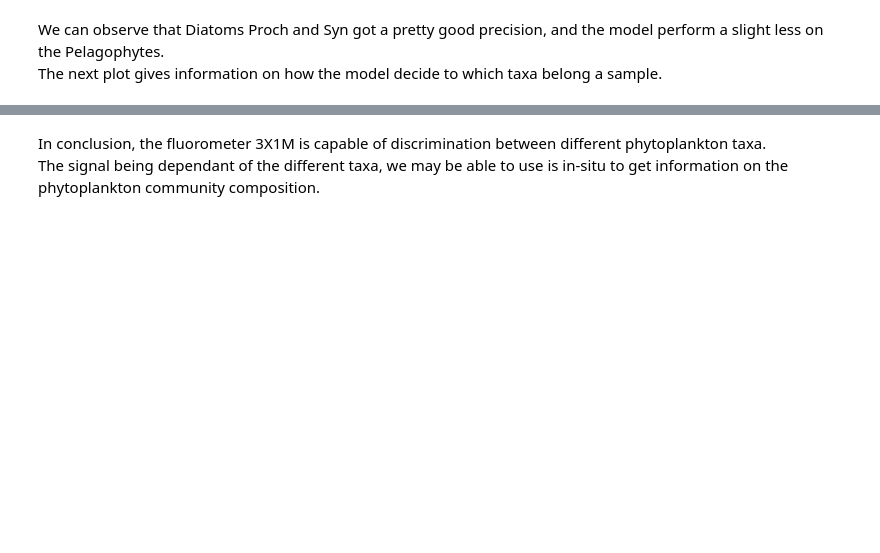
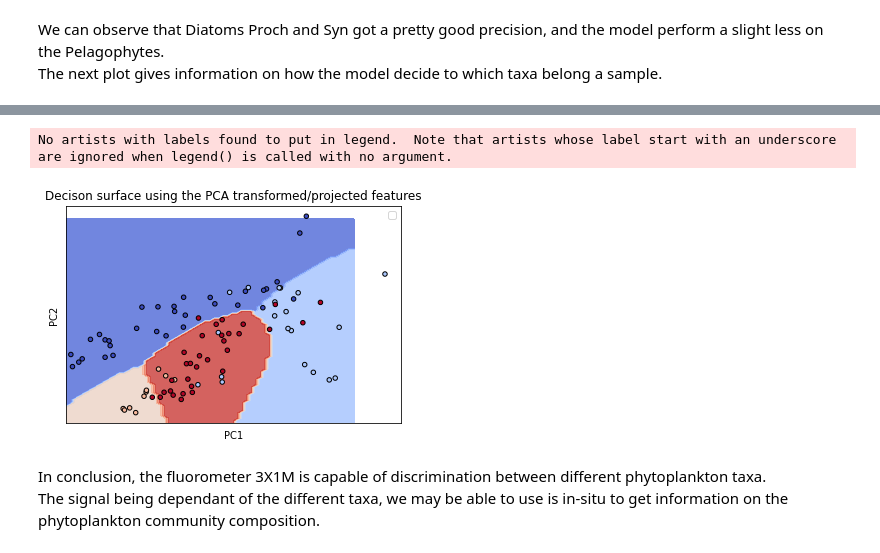
Before and after one commit to Flavi1P/Multispectral-Fluorescence, a Jupyter notebook: Boussole/Scripts/svc_lab.ipynb, the cells around one changed output, grey strips where cells are left out. Saved outputs shown, nothing was run; the diff lists cells and outputs as text; code cells hidden in the pictures; blank space fills up the shorter version.

```diff
--- a/Boussole/Scripts/svc_lab.ipynb
+++ b/Boussole/Scripts/svc_lab.ipynb
@@ -197,3 +213,37 @@ plt.show()
+# %%
+def make_meshgrid(x, y, h=.02):
+    x_min, x_max = 0.5, 1.8
+    y_min, y_max = 0,1.6
+    xx, yy = np.meshgrid(np.arange(x_min, x_max, h), np.arange(y_min, y_max, h))
+    return xx, yy
+
+def plot_contours(ax, clf, xx, yy, **params):
+    Z = clf.predict(np.c_[xx.ravel(), yy.ravel()])
+    Z = Z.reshape(xx.shape)
+    out = ax.contourf(xx, yy, Z, **params)
+    return out
+
+clf = svm.fit(data_np, target_np)
+
+fig, ax = plt.subplots()
+# title for the plots
+title = ('Decision surface of linear SVC ')
+# Set-up grid for plotting.
+X0, X1 = data_np[:, 0], data_np[:, 1]
+xx, yy = make_meshgrid(X0, X1)
+
+plot_contours(ax, clf, xx, yy, cmap=plt.cm.coolwarm, alpha=0.8)
+ax.scatter(X0, X1, c= target_np, cmap=plt.cm.coolwarm, s=20, edgecolors='k')
+ax.set_ylabel('PC2')
+ax.set_xlabel('PC1')
+ax.set_xticks(())
+ax.set_yticks(())
+ax.set_title('Decison surface using the PCA transformed/projected features')
+ax.legend()
+plt.show()
+# %% [output]
+No artists with labels found to put in legend.  Note that artists whose label start with an underscore are ignored when legend() is called with no argument.
+[figure, added]
 # %% [markdown]
 In conclusion, the fluorometer 3X1M is capable of discrimination between different phytoplankton taxa. <br/>
 The signal being dependant of the different taxa, we may be able to use is in-situ to get information on the phytoplankton community composition.
```
Also changed, not shown: parts of 7 cells of this notebook, 7 other files.
